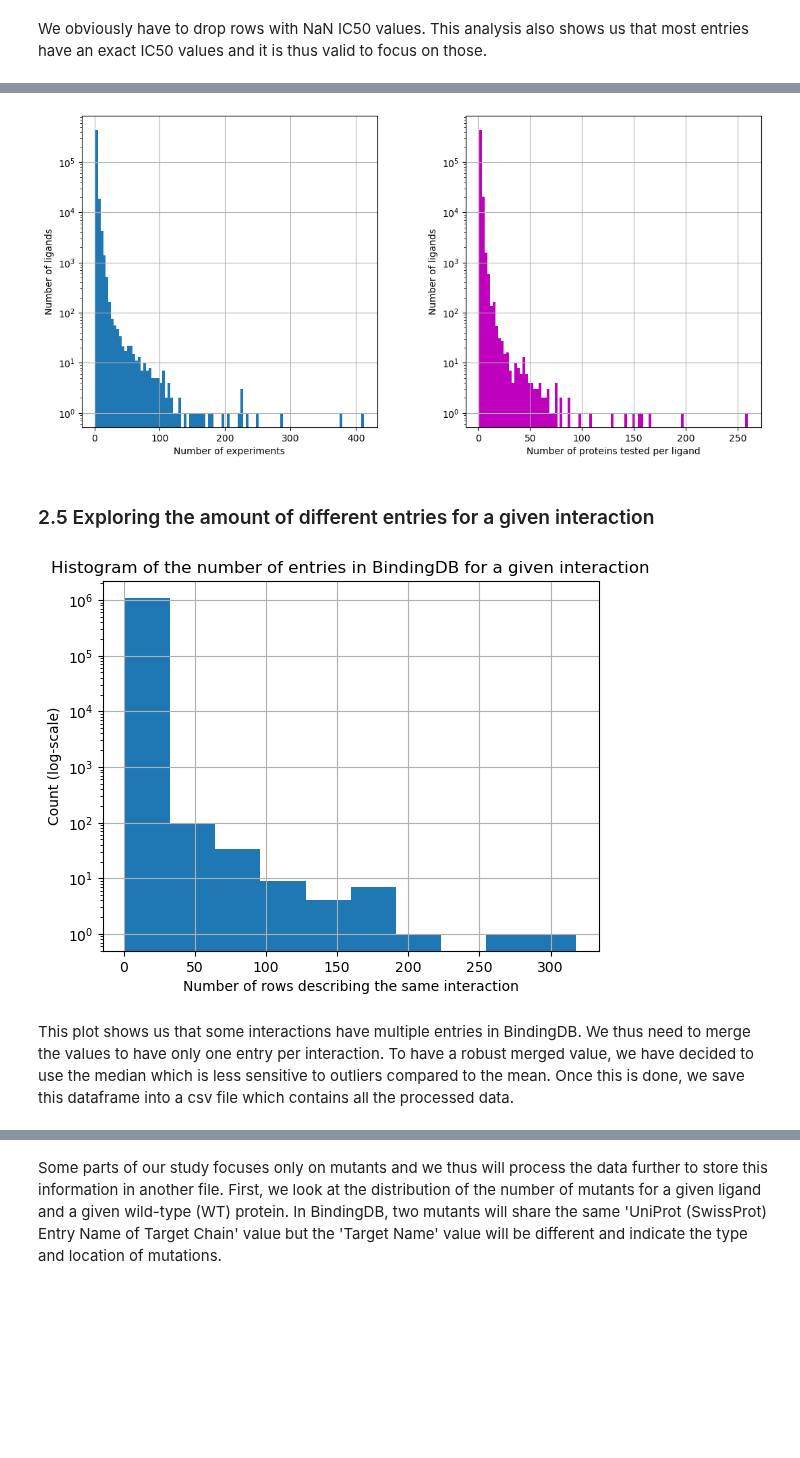
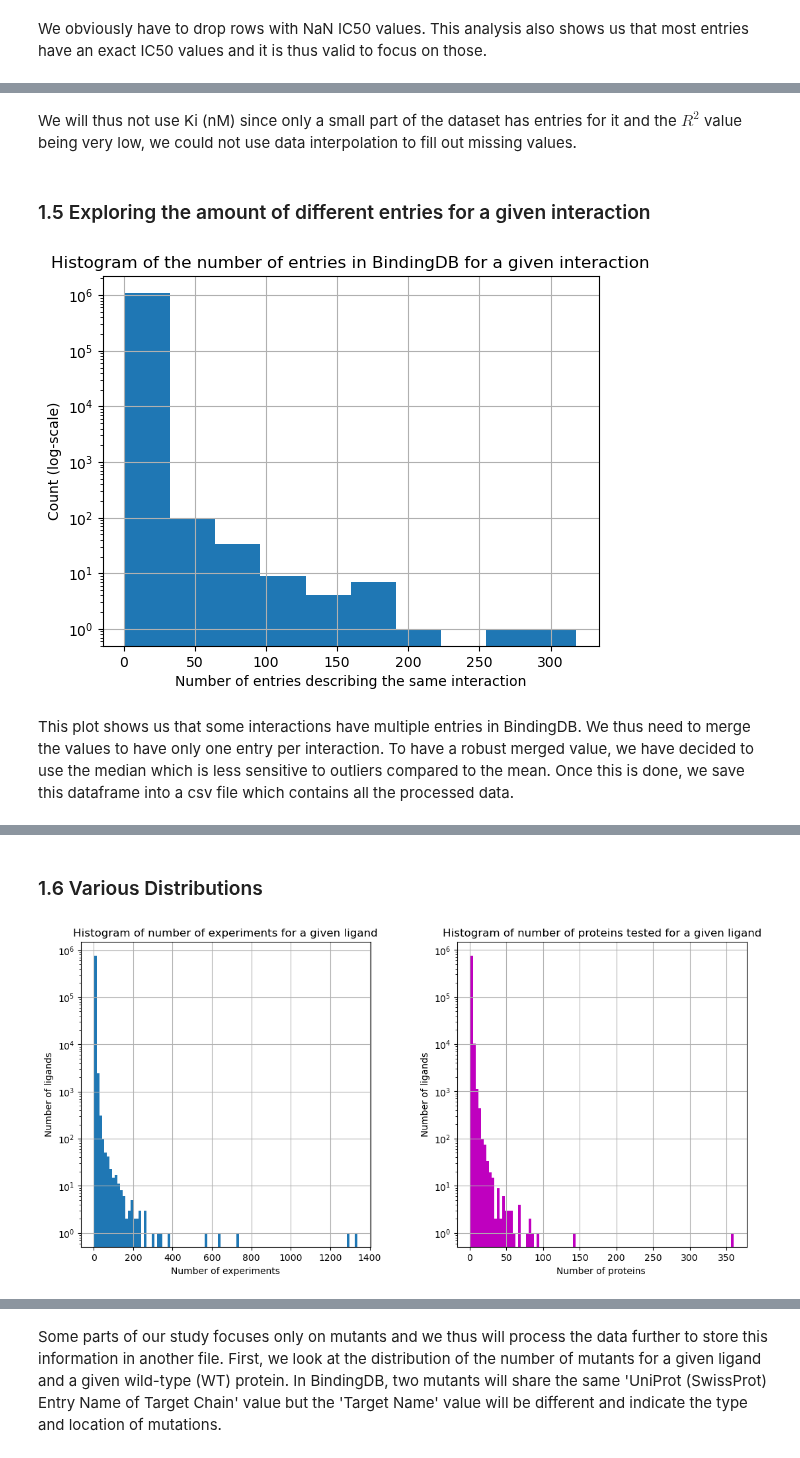
Before and after one commit to epfl-ada/ada-2024-project-abrac-adabra, a Jupyter notebook: results.ipynb, the cells around one changed output, grey strips where cells are left out. Drawn from its saved outputs; the diff is of its cells as text; code cells hidden in the pictures; blank space fills up the shorter version.

```diff
--- a/results.ipynb
+++ b/results.ipynb
@@ -279,14 +284,2 @@ Notes:
-# %%
-fig, axs = plt.subplots(nrows=1, ncols=2, figsize=(13, 6))
-df['BindingDB Ligand Name'].value_counts().hist(bins=100, log=True, ax=axs[0])
-axs[0].set_title('')
-axs[0].set_xlabel('Number of experiments')
-axs[0].set_ylabel('Number of ligands');
-
-prot_per_lig = df.groupby('BindingDB Ligand Name')['Target Name'].nunique().reset_index()
-prot_per_lig.hist(bins=100, log=True, ax=axs[1], color='m')
-axs[1].set_title('')
-axs[1].set_xlabel('Number of proteins tested per ligand')
-axs[1].set_ylabel('Number of ligands');
-# %% [output]
-[figure, removed]
+# %% [markdown]
+We will thus not use Ki (nM) since only a small part of the dataset has entries for it and the $R^2$ value being very low, we could not use data interpolation to fill out missing values.
@@ -293,5 +288,5 @@ axs[1].set_ylabel('Number of ligands');
 # %% [markdown]
-### 2.5 Exploring the amount of different entries for a given interaction
+### 1.5 Exploring the amount of different entries for a given interaction
 # %%
 # Grouping all the entries that focus on the same interaction
 grouped_by_interactions = clean_df.groupby(['Ligand SMILES', 'Target Name', 'BindingDB Target Chain Sequence',
@@ -300,10 +295,10 @@ grouped_by_interactions['IC50 (nM)'].hist(log=True)
 
 # Plotting the histogram to show the amount of entries
 plt.title('Histogram of the number of entries in BindingDB for a given interaction')
-plt.xlabel('Number of rows describing the same interaction')
+plt.xlabel('Number of entries describing the same interaction')
 plt.ylabel('Count (log-scale)');
 # %% [output]
-[figure, old version]
+[figure, new version]
 # %% [markdown]
 This plot shows us that some interactions have multiple entries in BindingDB. We thus need to merge the values to have only one entry per interaction. To have a robust merged value, we have decided to use the median which is less sensitive to outliers compared to the mean.
 Once this is done, we save this dataframe into a csv file which contains all the processed data.
@@ -322,3 +317,19 @@ merged_df.head()
 | 2 | B.Oc1ccc(cc1)P(c1ccccc1)c1ccccc1 | Estrogen receptor | MTMTLHTKASGMALLHQIQGNELEPLNRPQLKI... | ESR1_HUMAN | 12000.0 |
 | 3 | B.Oc1ccc(cc1)P(c1ccccc1)c1ccccc1 | Estrogen receptor beta | MDIKNSPSSLNSPSSYNCSQSILPLEHGSIYIP... | ESR2_HUMAN | 2000.0 |
 | 4 | B[P@@]1(=O)OC[C@H]2O[C@H]([C@@H](... | Stimulator of interferon genes pr... | APAEISAVCEKGNFNVAHGLAWSYYIGYLRLIL... | STING_HUMAN | 5470.0 |
+# %% [markdown]
+### 1.6 Various Distributions
+# %%
+fig, axs = plt.subplots(nrows=1, ncols=2, figsize=(13, 6))
+clean_df['Ligand SMILES'].value_counts().hist(bins=100, log=True, ax=axs[0])
+axs[0].set_title('Histogram of number of experiments for a given ligand')
+axs[0].set_xlabel('Number of experiments')
+axs[0].set_ylabel('Number of ligands');
+
+prot_per_lig = clean_df.groupby('Ligand SMILES')['Target Name'].nunique().reset_index()
+prot_per_lig.hist(bins=100, log=True, ax=axs[1], color='m')
+axs[1].set_title('Histogram of number of proteins tested for a given ligand')
+axs[1].set_xlabel('Number of proteins ')
+axs[1].set_ylabel('Number of ligands');
+# %% [output]
+[figure, added]
```
Also changed, not shown: parts of 63 cells of this notebook.
